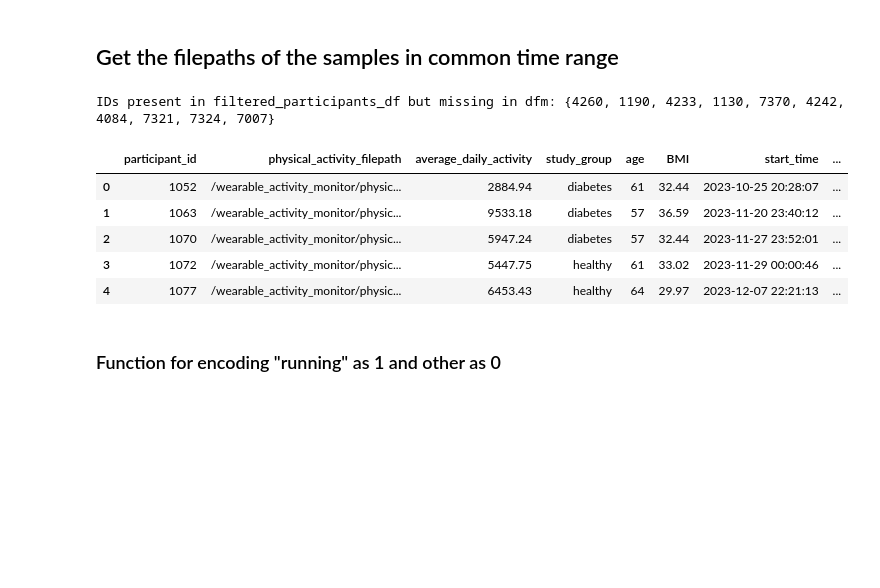
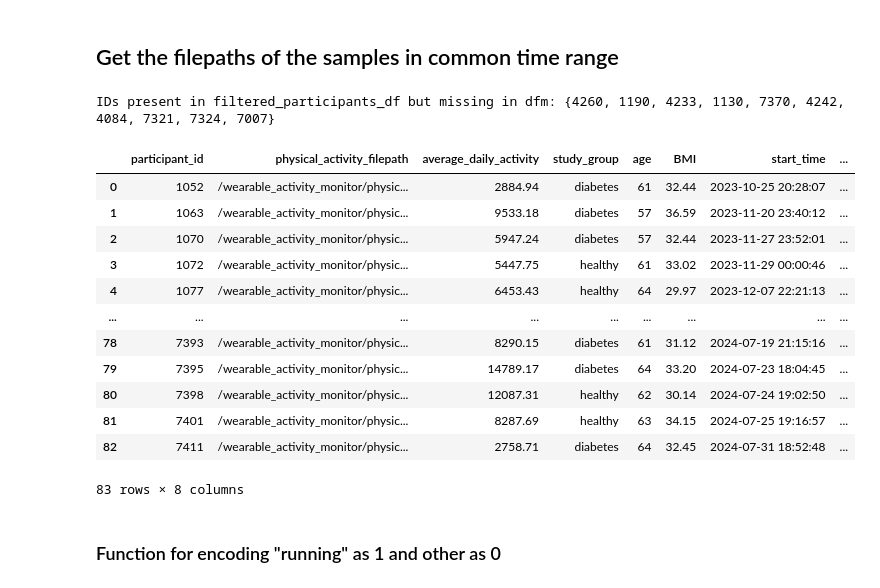
Before and after one commit to hbui138/RunningAndGlucoseTool, a Jupyter notebook: explore_activity.ipynb, the cells around one changed output. Cells and saved outputs as stored; diff of their text form; code cells hidden in the pictures; blank space fills up the shorter version.

```diff
--- a/explore_activity.ipynb
+++ b/explore_activity.ipynb
@@ -389,31 +389,38 @@ for k,v in full_file_dict.items():
 # %%
 filtered_participants_df = pd.read_csv('filtered_data.csv')
 
 participant_in_range_df = dfm.merge(filtered_participants_df, on='participant_id', how='inner')
 
 # Find the unique IDs in each dataset
 dfm_ids = set(dfm['participant_id'])
 filtered_ids = set(filtered_participants_df['participant_id'])
 merged_ids = set(participant_in_range_df['participant_id'])
 
 # Find IDs that are missing in the merged result
 missing_in_dfm = filtered_ids - merged_ids  # IDs present in filtered_participants_df but not in dfm
 missing_in_filtered = dfm_ids - merged_ids  # IDs present in dfm but not in filtered_participants_df
 
 # Display missing IDs
 print("IDs present in filtered_participants_df but missing in dfm:", missing_in_dfm)
 
 key_columns = ['participant_id', 'physical_activity_filepath', 'average_daily_activity', 'study_group', 'age', 'BMI', 'start_time', 'end_time']
 participant_in_range_df = participant_in_range_df[key_columns]
-participant_in_range_df.head()
+participant_in_range_df
 # %% [output]
 IDs present in filtered_participants_df but missing in dfm: {4260, 1190, 4233, 1130, 7370, 4242, 4084, 7321, 7324, 7007}
 |  | participant_id | physical_activity_filepath | average_daily_activity | study_group | age | BMI | start_time | ... |
 | 0 | 1052 | /wearable_activity_monitor/physic... | 2884.94 | diabetes | 61 | 32.44 | 2023-10-25 20:28:07 | ... |
 | 1 | 1063 | /wearable_activity_monitor/physic... | 9533.18 | diabetes | 57 | 36.59 | 2023-11-20 23:40:12 | ... |
 | 2 | 1070 | /wearable_activity_monitor/physic... | 5947.24 | diabetes | 57 | 32.44 | 2023-11-27 23:52:01 | ... |
 | 3 | 1072 | /wearable_activity_monitor/physic... | 5447.75 | healthy | 61 | 33.02 | 2023-11-29 00:00:46 | ... |
 | 4 | 1077 | /wearable_activity_monitor/physic... | 6453.43 | healthy | 64 | 29.97 | 2023-12-07 22:21:13 | ... |
+| ... | ... | ... | ... | ... | ... | ... | ... | ... |
+| 78 | 7393 | /wearable_activity_monitor/physic... | 8290.15 | diabetes | 61 | 31.12 | 2024-07-19 21:15:16 | ... |
+| 79 | 7395 | /wearable_activity_monitor/physic... | 14789.17 | diabetes | 64 | 33.20 | 2024-07-23 18:04:45 | ... |
+| 80 | 7398 | /wearable_activity_monitor/physic... | 12087.31 | healthy | 62 | 30.14 | 2024-07-24 19:02:50 | ... |
+| 81 | 7401 | /wearable_activity_monitor/physic... | 8287.69 | healthy | 63 | 34.15 | 2024-07-25 19:16:57 | ... |
+| 82 | 7411 | /wearable_activity_monitor/physic... | 2758.71 | diabetes | 64 | 32.45 | 2024-07-31 18:52:48 | ... |
+83 rows × 8 columns
 # %% [markdown]
 ### Function for encoding "running" as 1 and other as 0
 # %%
```
Also changed, not shown: parts of 1 cell of this notebook, 2 other files.
